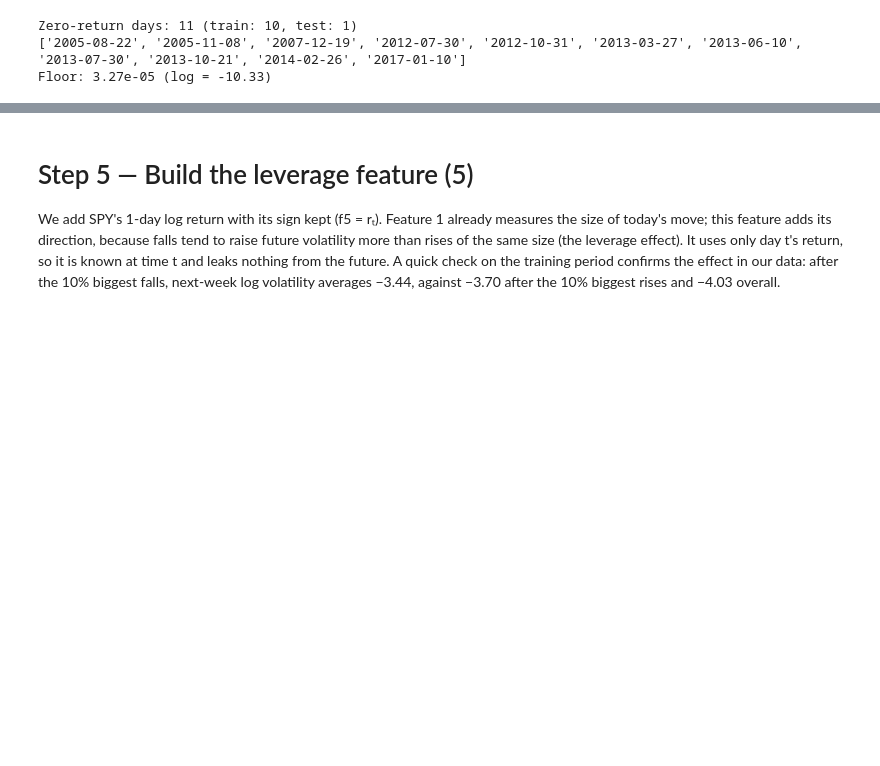
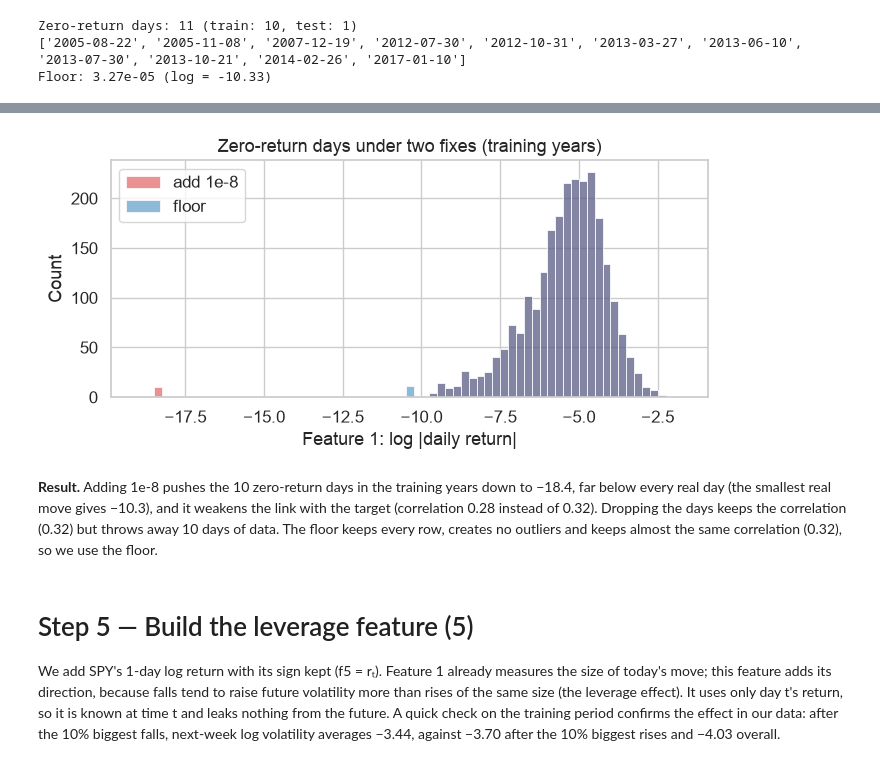
Before and after one commit to sadmanaraf/forecasting-spy-5-day-realised-volatility, a Jupyter notebook: Main_Notebook.ipynb, the cells around one changed output, grey strips where cells are left out. Saved outputs shown, nothing was run; the diff lists cells and outputs as text; code cells hidden in the pictures; blank space fills up the shorter version.

Commit message:
Updated steps 6-9, add decision checks and figures, trim evaluate.py

```diff
--- a/Main_Notebook.ipynb
+++ b/Main_Notebook.ipynb
@@ -187,0 +192,20 @@ Floor: 3.27e-05 (log = -10.33)
+# %%
+# Training rows whose 5-day target is also inside the training years (so no 2015 data is used)
+in_train = (merged["Date"] <= TRAIN_END) & (merged["Date"].shift(-5) <= TRAIN_END)
+r_train = merged.loc[in_train, "r"]
+
+# Three ways to deal with log(0)
+options = {
+    "drop the zero days": np.log(r_train[r_train != 0].abs()),
+    "add 1e-8 to |r|": np.log(r_train.abs() + 1e-8),
+    "floor at smallest real move": np.log(r_train.abs().clip(lower=FLOOR)),
+}
+
+rows = []
+for name, f1 in options.items():
+    rows.append({"option": name,
+                 "rows kept": len(f1),
+                 "lowest value": f1.min(),
+                 "values below -12": (f1 < -12).sum(),
+                 "corr with target": f1.corr(merged.loc[f1.index, "y"])})
+pd.DataFrame(rows).set_index("option").round(3)
@@ -188,3 +218,23 @@ Floor: 3.27e-05 (log = -10.33)
+# %%
+import matplotlib.pyplot as plt
+import seaborn as sns
+
+sns.set_theme(style="whitegrid", font_scale=1.1)
+os.makedirs("results/figures", exist_ok=True)
+
+bins = np.arange(-19, -1.5, 0.25)   # same bins for both, so the bars are comparable
+fig, ax = plt.subplots(figsize=(7, 3.5))
+sns.histplot(options["add 1e-8 to |r|"], bins=bins, color="tab:red", alpha=0.5, label="add 1e-8", ax=ax)
+sns.histplot(options["floor at smallest real move"], bins=bins, color="tab:blue", alpha=0.5, label="floor", ax=ax)
+ax.set_xlabel("Feature 1: log |daily return|")
+ax.set_title("Zero-return days under two fixes (training years)")
+ax.legend()
+plt.tight_layout()
+plt.show()
+# %% [output]
+[figure, added]
+# %% [markdown]
+**Result.** Adding 1e-8 pushes the 10 zero-return days in the training years down to −18.4, far below every real day (the smallest real move gives −10.3), and it weakens the link with the target (correlation 0.28 instead of 0.32). Dropping the days keeps the correlation (0.32) but throws away 10 days of data. The floor keeps every row, creates no outliers and keeps almost the same correlation (0.32), so we use the floor.
 # %% [markdown]
 # Step 5 — Build the leverage feature (5)
 
```
Also changed, not shown: parts of 33 cells of this notebook, 4 other files.
